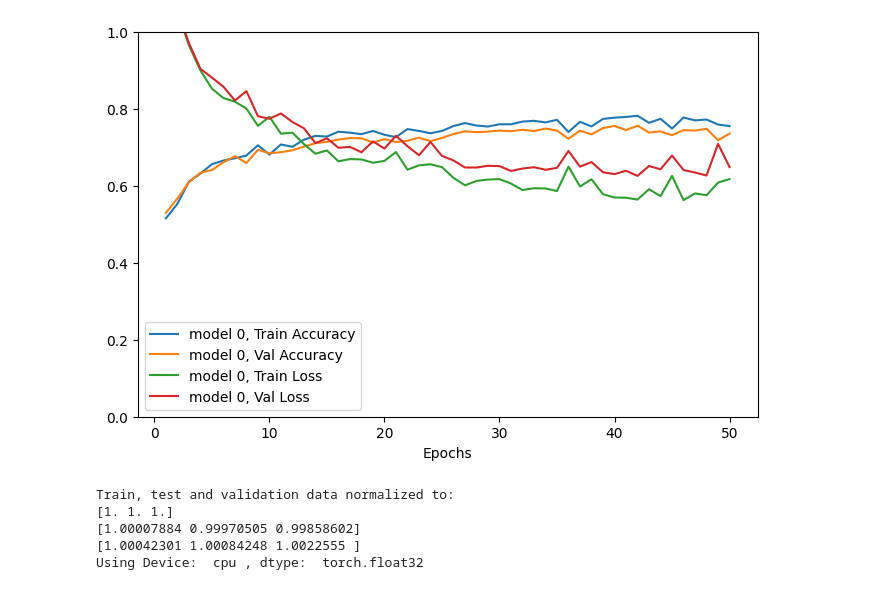
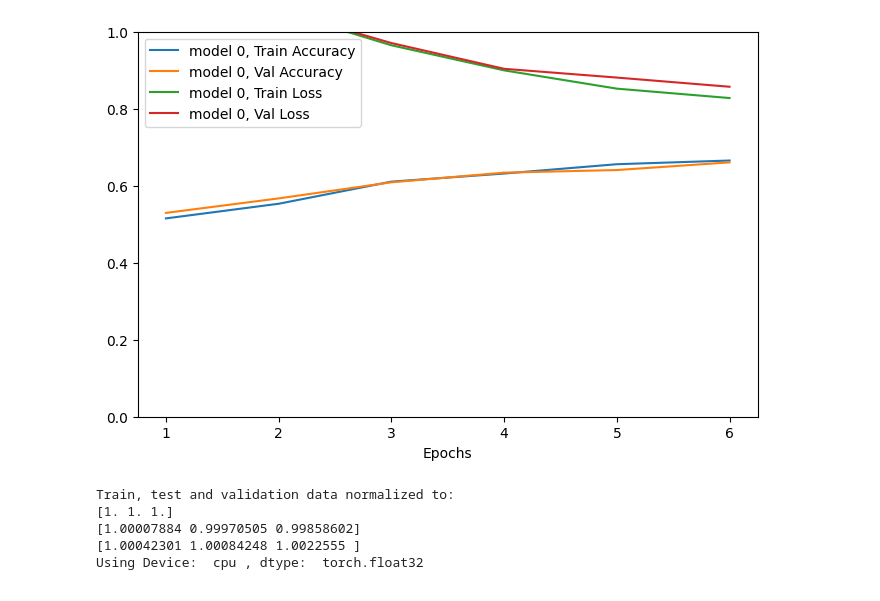
Before and after one commit to GuiMacielPereira/sensor_ML, a Jupyter notebook: notebooks/02_cnn.sync.ipynb, the cells around one changed output. Cells and saved outputs as stored; diff of their text form; code cells hidden in the pictures.

```diff
--- a/notebooks/02_cnn.sync.ipynb
+++ b/notebooks/02_cnn.sync.ipynb
@@ -34,7 +35,7 @@ dtype of inputs:  torch.float32
 models = [CNN(input_ch=1, n_filters=8, n_hidden=128, out_size=5)]
 trainers = [Trainer(D)]
 for model, T in zip(models, trainers):
-    T.setup(model, max_epochs=50, batch_size=5000)
+    T.setup(model, max_epochs=6, batch_size=5000)
     T.train_model(model)
 plot_train(trainers)
 test_accuracy([D, D], models)
@@ -59,4 +50,4 @@ Model 0: 74.1%
-[figure, old version]
+[figure, new version]
 # %%
 # Look at 3 channels
 from peratouch.data import Data, test_accuracy
```
Also changed, not shown: parts of 2 cells of this notebook, 2 other files.
